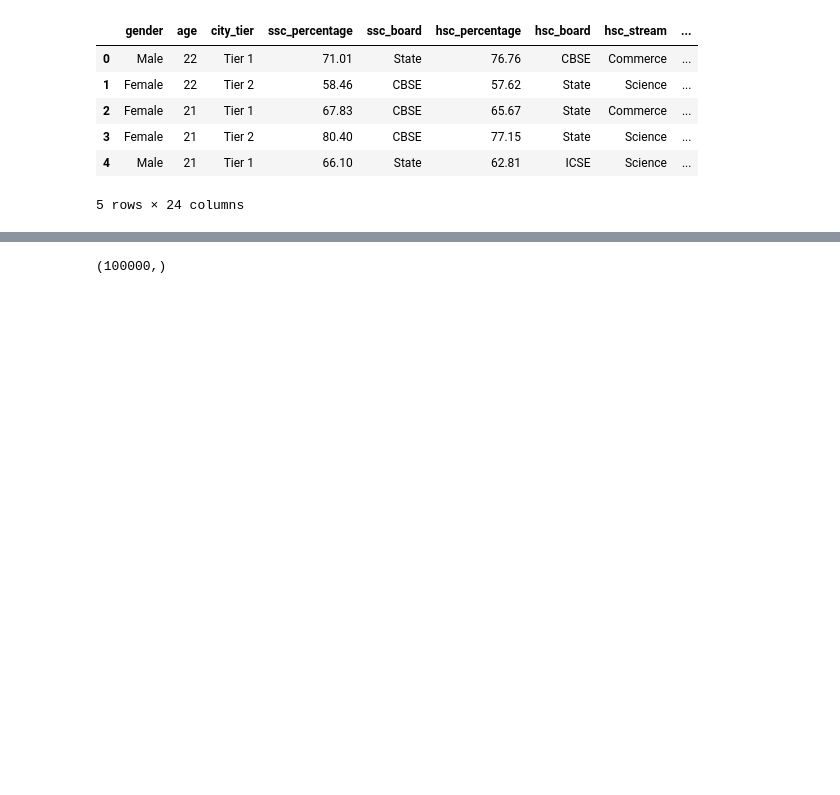
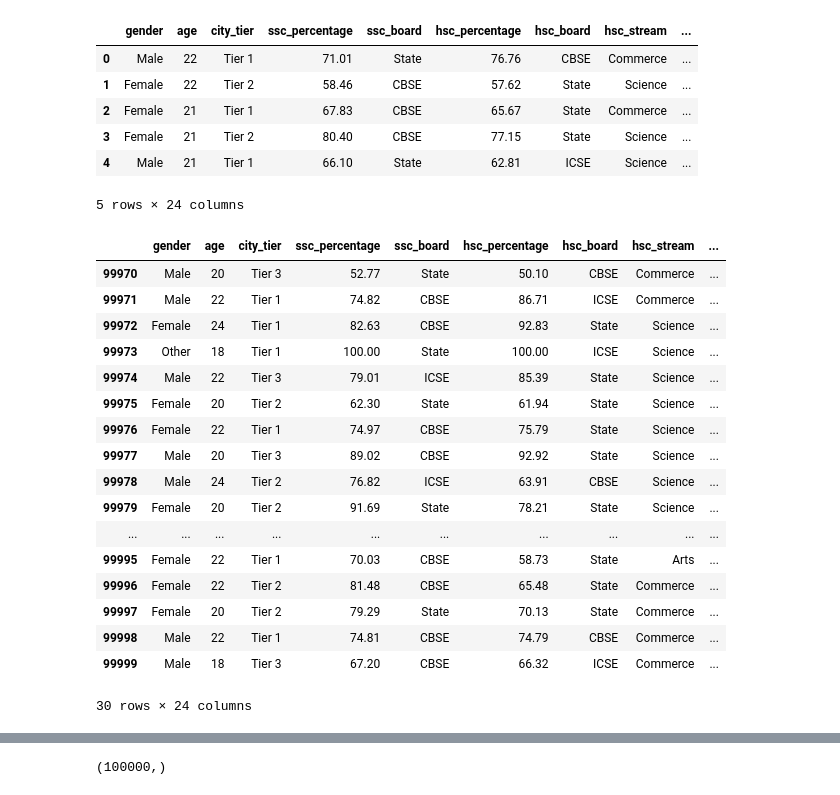
Before and after one commit to TheDurodola/CampusPlacement, a Jupyter notebook: campus_placement/campus_placement_data.ipynb, the cells around one changed output, grey strips where cells are left out. Saved outputs shown, nothing was run; the diff lists cells and outputs as text; code cells hidden in the pictures; blank space fills up the shorter version.

```diff
--- a/campus_placement/campus_placement_data.ipynb
+++ b/campus_placement/campus_placement_data.ipynb
@@ -1,7 +1,7 @@
 # %%
 import pandas as pd
 
-data = pd.read_csv('/home/bolaji/Documents/GITHUB/WorldCup/world_cup/csv/campus_placement_data.csv')
+data = pd.read_csv('../campus_placement/csv/campus_placement_data.csv')
 
 data = data.drop(columns=['student_id', 'specialization'], axis=1)
 data.info()
@@ -94,3 +94,24 @@ data.head()
 | 3 | Female | 21 | Tier 2 | 80.40 | CBSE | 77.15 | State | Science | ... |
 | 4 | Male | 21 | Tier 1 | 66.10 | State | 62.81 | ICSE | Science | ... |
 5 rows × 24 columns
+# %%
+data.tail(30)
+# %% [output]
+|  | gender | age | city_tier | ssc_percentage | ssc_board | hsc_percentage | hsc_board | hsc_stream | ... |
+| 99970 | Male | 20 | Tier 3 | 52.77 | State | 50.10 | CBSE | Commerce | ... |
+| 99971 | Male | 22 | Tier 1 | 74.82 | CBSE | 86.71 | ICSE | Commerce | ... |
+| 99972 | Female | 24 | Tier 1 | 82.63 | CBSE | 92.83 | State | Science | ... |
+| 99973 | Other | 18 | Tier 1 | 100.00 | State | 100.00 | ICSE | Science | ... |
+| 99974 | Male | 22 | Tier 3 | 79.01 | ICSE | 85.39 | State | Science | ... |
+| 99975 | Female | 20 | Tier 2 | 62.30 | State | 61.94 | State | Science | ... |
+| 99976 | Female | 22 | Tier 1 | 74.97 | CBSE | 75.79 | State | Science | ... |
+| 99977 | Male | 20 | Tier 3 | 89.02 | CBSE | 92.92 | State | Science | ... |
+| 99978 | Male | 24 | Tier 2 | 76.82 | ICSE | 63.91 | CBSE | Science | ... |
+| 99979 | Female | 20 | Tier 2 | 91.69 | State | 78.21 | State | Science | ... |
+| ... | ... | ... | ... | ... | ... | ... | ... | ... | ... |
+| 99995 | Female | 22 | Tier 1 | 70.03 | CBSE | 58.73 | State | Arts | ... |
+| 99996 | Female | 22 | Tier 2 | 81.48 | CBSE | 65.48 | State | Commerce | ... |
+| 99997 | Female | 20 | Tier 2 | 79.29 | State | 70.13 | State | Commerce | ... |
+| 99998 | Male | 22 | Tier 1 | 74.81 | CBSE | 74.79 | CBSE | Commerce | ... |
+| 99999 | Male | 18 | Tier 3 | 67.20 | CBSE | 66.32 | ICSE | Commerce | ... |
+30 rows × 24 columns
```
Also changed, not shown: parts of 1 cell of this notebook, 5 other files.
